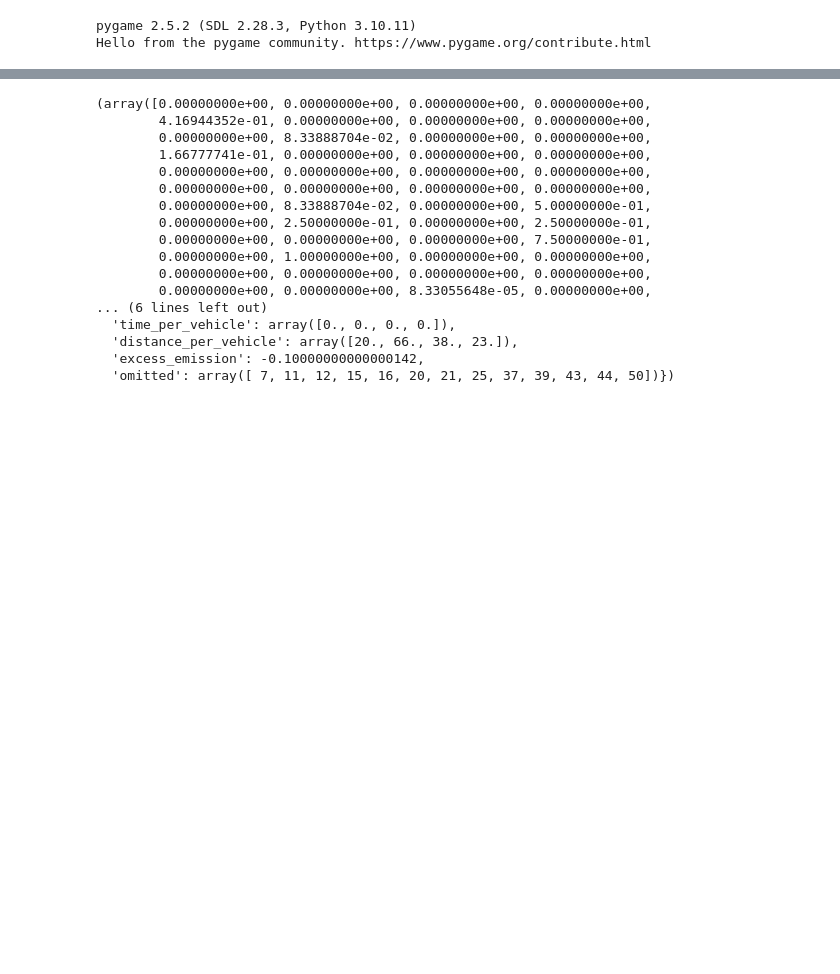
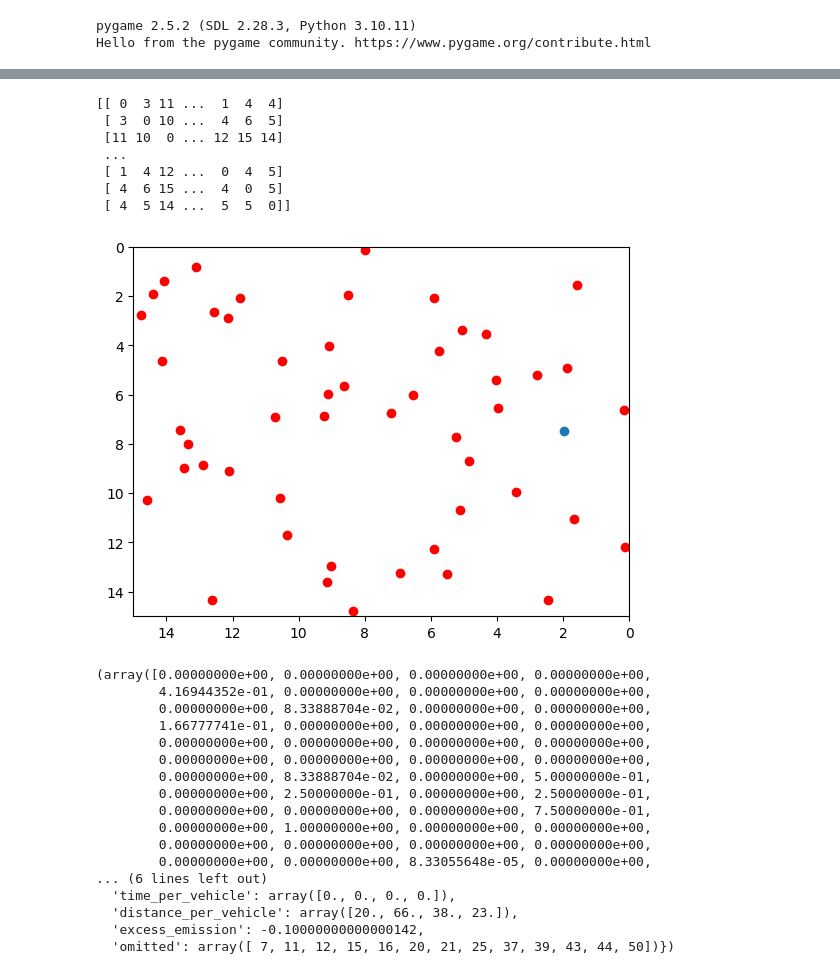
Before and after one commit to Farid-Najar/TransportersDilemma, a Jupyter notebook: RL/results.ipynb, the cells around one changed output, grey strips where cells are left out. Drawn from its saved outputs; the diff is of its cells as text; code cells hidden in the pictures; blank space fills up the shorter version.

```diff
--- a/RL/results.ipynb
+++ b/RL/results.ipynb
@@ -26,3 +94,42 @@ Hello from the pygame community. https://www.pygame.org/contribute.html
+# %%
+
+
+
+# # Random coordinates [b,a) uniform distributed
+# coordy = (b - a) *  np.random.random_sample((n,)) + a # generate random y
+# coordx = (b - a) *  np.random.random_sample((n,)) + a # generate random x
+
+# D = np.zeros((n, n), dtype=int)
+# for i in range(n):
+#     for j in range(n):
+#         d1 = np.array([coordx[i],coordy[i]])
+#         d2 = np.array([coordx[j],coordy[j]])
+#         D[i, j] = np.linalg.norm(d1 - d2)
+#         if i != j:
+#             D[i, j] += 1
+
+D, coordx, coordy = generate_D(b**2, b)
+print(D)
+# Create limits (x,y)=((-5,5),(-5,5))
+plt.xlim((b,a))
+plt.ylim((b,a))
+
+# Plot points
+for i in range(n):
+    plt.plot(coordx[i],coordy[i],'ro')
+
+plt.scatter(coordx[100], coordy[100])
+
+plt.show()
+# %% [output]
+[[ 0  3 11 ...  1  4  4]
+ [ 3  0 10 ...  4  6  5]
+ [11 10  0 ... 12 15 14]
+ ...
+ [ 1  4 12 ...  0  4  5]
+ [ 4  6 15 ...  4  0  5]
+ [ 4  5 14 ...  5  5  0]]
+[figure, added]
 # %%
 K = 50
 with open(f'game_K{K}.pkl', 'rb') as f:
```
Also changed, not shown: parts of 4 cells of this notebook, 22 other files.
